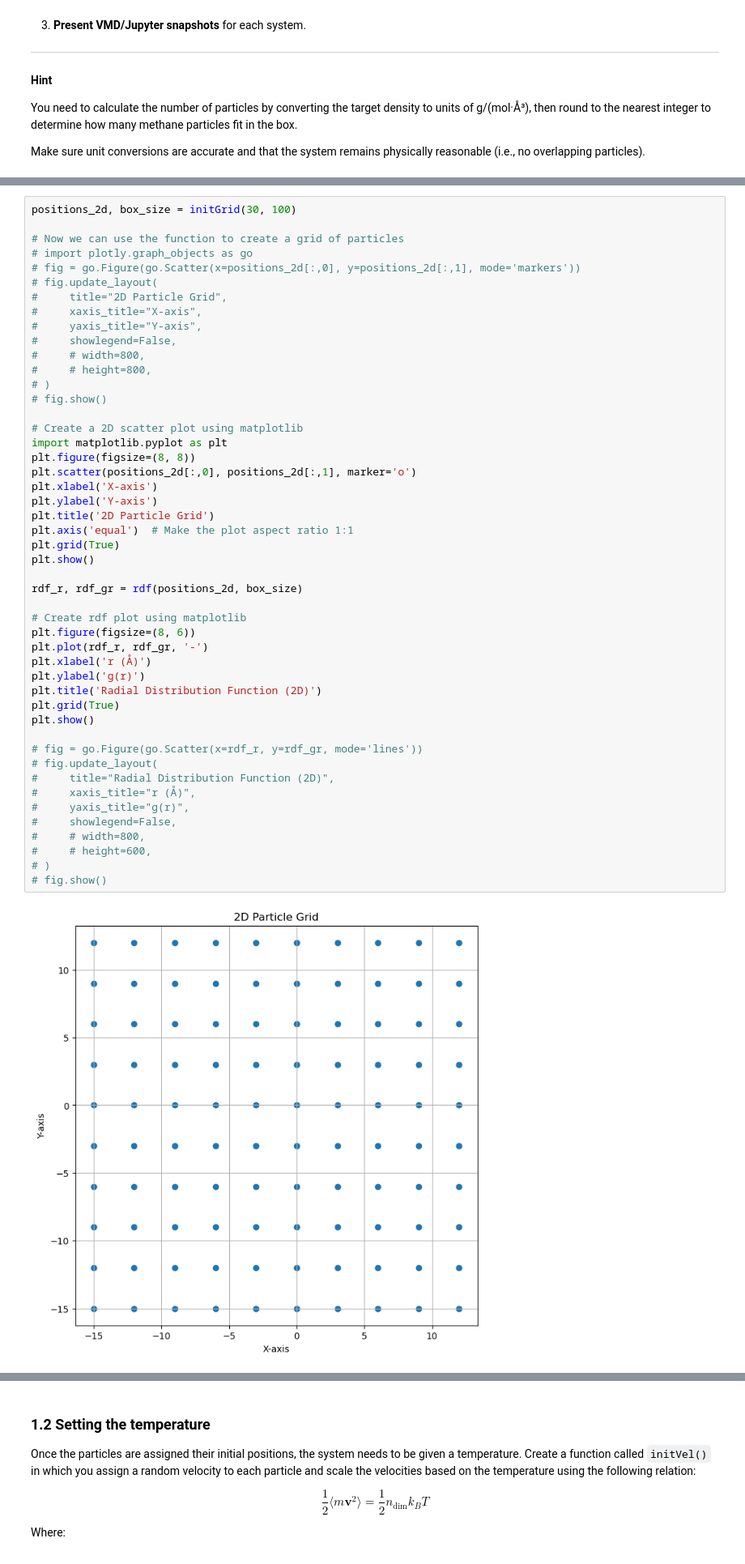
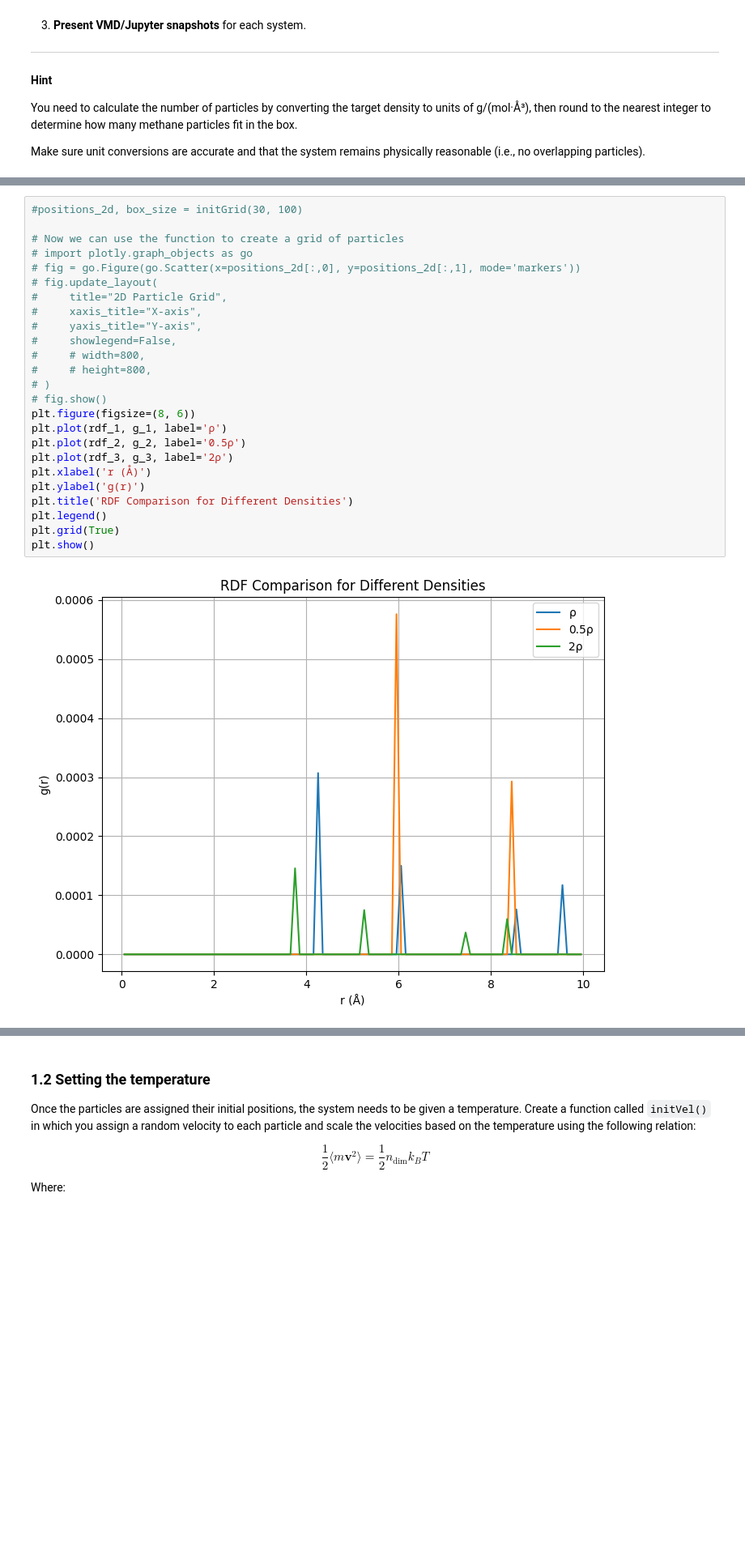
Before and after one commit to Seven1818/Particle_based_modellin_assignment, a Jupyter notebook: assignment2.ipynb, the cells around one changed output, grey strips where cells are left out. Shown at 81% size. Drawn from its saved outputs; the diff is of its cells as text; blank space fills up the shorter version.

```diff
--- a/assignment2.ipynb
+++ b/assignment2.ipynb
@@ -208,52 +286,29 @@ Write your answer here.
 
 </div>
 # %%
-positions_2d, box_size = initGrid(30, 100)
+#positions_2d, box_size = initGrid(30, 100)
 
 # Now we can use the function to create a grid of particles
 # import plotly.graph_objects as go
 # fig = go.Figure(go.Scatter(x=positions_2d[:,0], y=positions_2d[:,1], mode='markers'))
 # fig.update_layout(
 #     title="2D Particle Grid",
 #     xaxis_title="X-axis",
 #     yaxis_title="Y-axis",
 #     showlegend=False,
 #     # width=800,
 #     # height=800,
 # )
 # fig.show()
-
-# Create a 2D scatter plot using matplotlib
-import matplotlib.pyplot as plt
-plt.figure(figsize=(8, 8))
-plt.scatter(positions_2d[:,0], positions_2d[:,1], marker='o')
-plt.xlabel('X-axis')
-plt.ylabel('Y-axis')
-plt.title('2D Particle Grid')
-plt.axis('equal')  # Make the plot aspect ratio 1:1
+plt.figure(figsize=(8, 6))
+plt.plot(rdf_1, g_1, label='ρ')
+plt.plot(rdf_2, g_2, label='0.5ρ')
+plt.plot(rdf_3, g_3, label='2ρ')
+plt.xlabel('r (Å)')
+plt.ylabel('g(r)')
+plt.title('RDF Comparison for Different Densities')
+plt.legend()
 plt.grid(True)
 plt.show()
-
-rdf_r, rdf_gr = rdf(positions_2d, box_size)
-
-# Create rdf plot using matplotlib
-plt.figure(figsize=(8, 6))
-plt.plot(rdf_r, rdf_gr, '-')
-plt.xlabel('r (Å)')
-plt.ylabel('g(r)')
-plt.title('Radial Distribution Function (2D)')
-plt.grid(True)
-plt.show()
-
-# fig = go.Figure(go.Scatter(x=rdf_r, y=rdf_gr, mode='lines'))
-# fig.update_layout(
-#     title="Radial Distribution Function (2D)",
-#     xaxis_title="r (Å)",
-#     yaxis_title="g(r)",
-#     showlegend=False,
-#     # width=800,
-#     # height=600,
-# )
-# fig.show()
 # %% [output]
-[figure, old version]
+[figure, new version]
```
Also changed, not shown: parts of 4 cells of this notebook.
